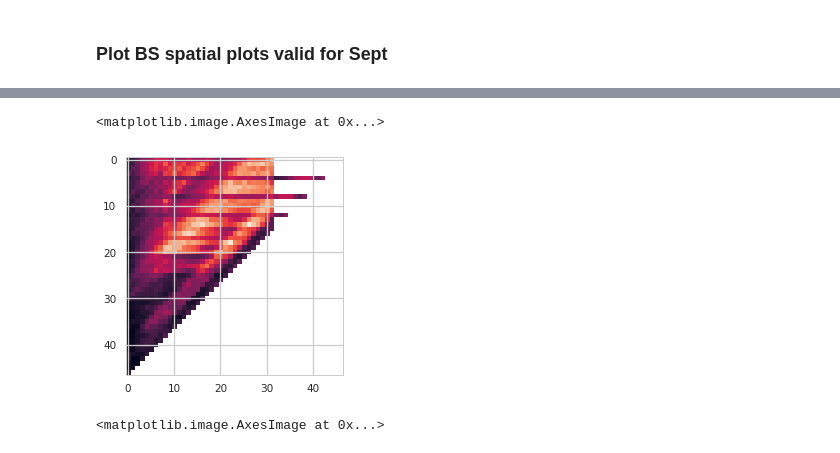
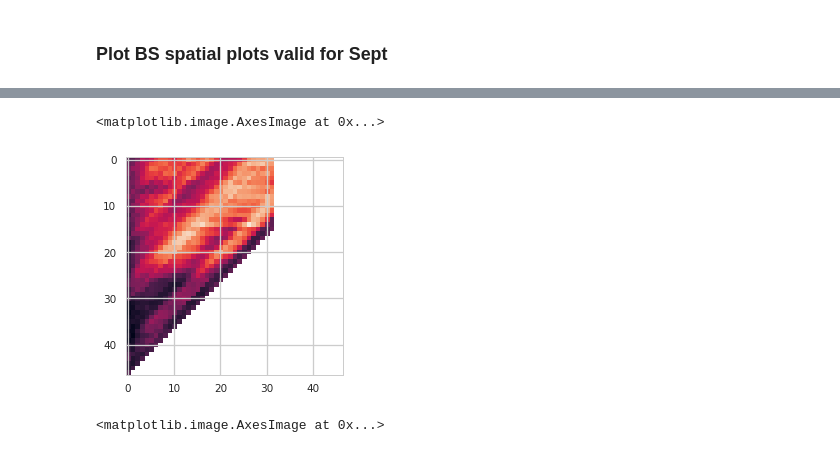
Before and after one commit to NicWayand/ESIO, a Jupyter notebook: notebooks/Eval_weekly_forecasts.ipynb, the cells around one changed output, grey strips where cells are left out. Cells and saved outputs as stored; diff of their text form; code cells hidden in the pictures.

```diff
--- a/notebooks/Eval_weekly_forecasts.ipynb
+++ b/notebooks/Eval_weekly_forecasts.ipynb
@@ -1,6 +1,6 @@
 # %%
 # Paper or Website plots
-PaperPlots = True # Paper and website have different formating. True for running for paper figures. False for running website plots.
+PaperPlots = False # Paper and website have different formating. True for running for paper figures. False for running website plots.
 # %%
 '''
 
@@ -325,8 +357,8 @@ for ft in [SIP_BSS_init_avg.fore_time.values[0], SIP_BSS_init_avg.fore_time.valu
 # %%
-plt.imshow(SIP_BSS.sel(model='MME').mean(dim=['x','y']).values)
+plt.imshow(SIP_BSS.sel(model='ukmetofficesipn').mean(dim=['x','y']).values)
 # %% [output]
 <matplotlib.image.AxesImage at 0x...>
-[figure, old version]
+[figure, new version]
 # %%
 plt.imshow(SIP_BSS.where( (SIP_BSS.valid_start>=np.datetime64('2018-09-01')) &
               (SIP_BSS.valid_start<=np.datetime64('2018-10-01')), drop=True).sel(model='MME').mean(dim=['x','y']).values)
```
Also changed, not shown: parts of 15 cells of this notebook, 11 other files.
